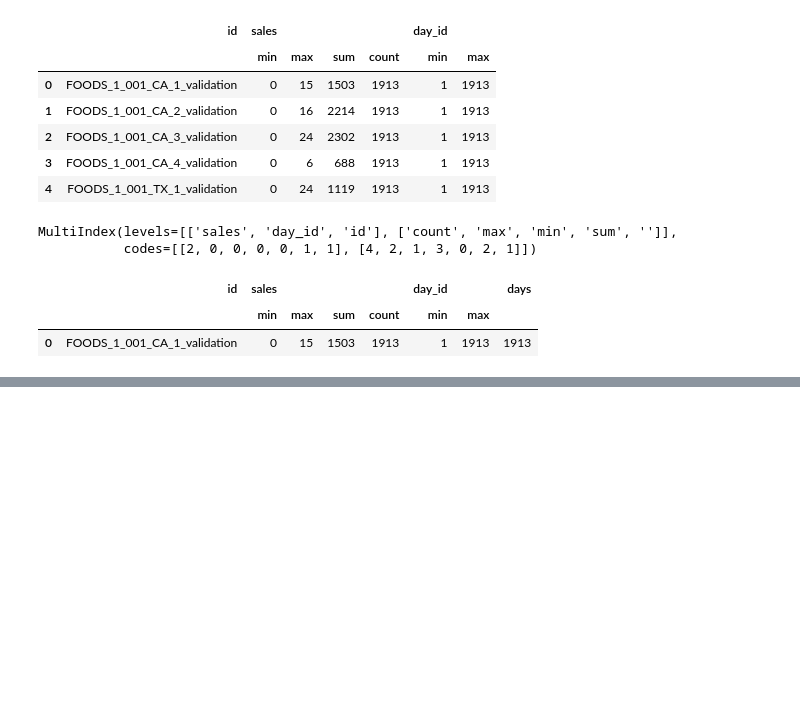
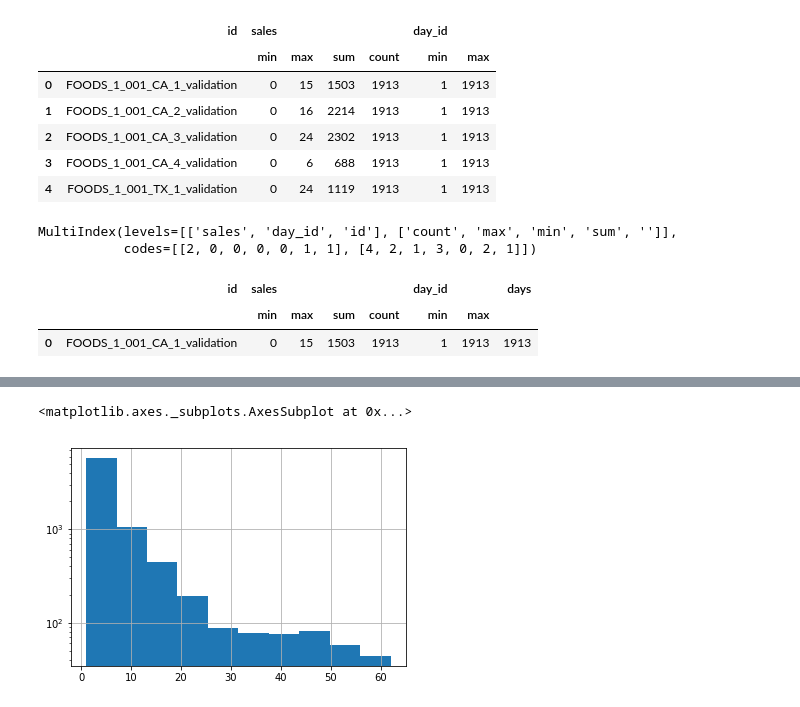
Before and after one commit to cluePrints/data-sci-fience, a Jupyter notebook: m5-forecasting-accuracy/0100. EDA.ipynb, the cells around one changed output, grey strips where cells are left out. Saved outputs shown, nothing was run; the diff lists cells and outputs as text; code cells hidden in the pictures; blank space fills up the shorter version.

```diff
--- a/m5-forecasting-accuracy/0100. EDA.ipynb
+++ b/m5-forecasting-accuracy/0100. EDA.ipynb
@@ -507,0 +510,13 @@ t.head()
+# %%
+# Majority of 'sporadic' series have under 10 of matching events within the whole series
+sporadic_series = df_sales_train_melt\
+    .query('monthly_avg_count < sales')
+
+sporadic_series_event_counts = sporadic_series\
+    .groupby('id')\
+    .agg({'id': 'count'})\
+    .query('id > 0')['id']
+sporadic_series_event_counts.hist(log=True)
+# %% [output]
+<matplotlib.axes._subplots.AxesSubplot at 0x...>
+[figure, added]
```
Also changed, not shown: parts of 22 cells of this notebook.
